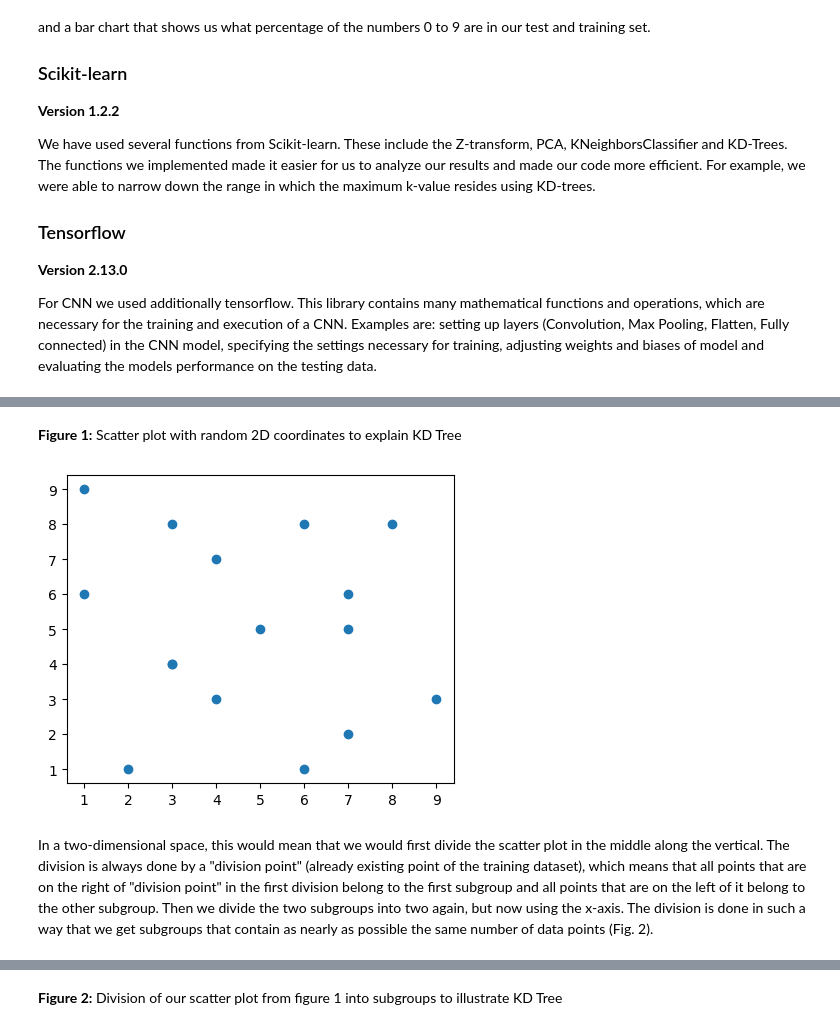
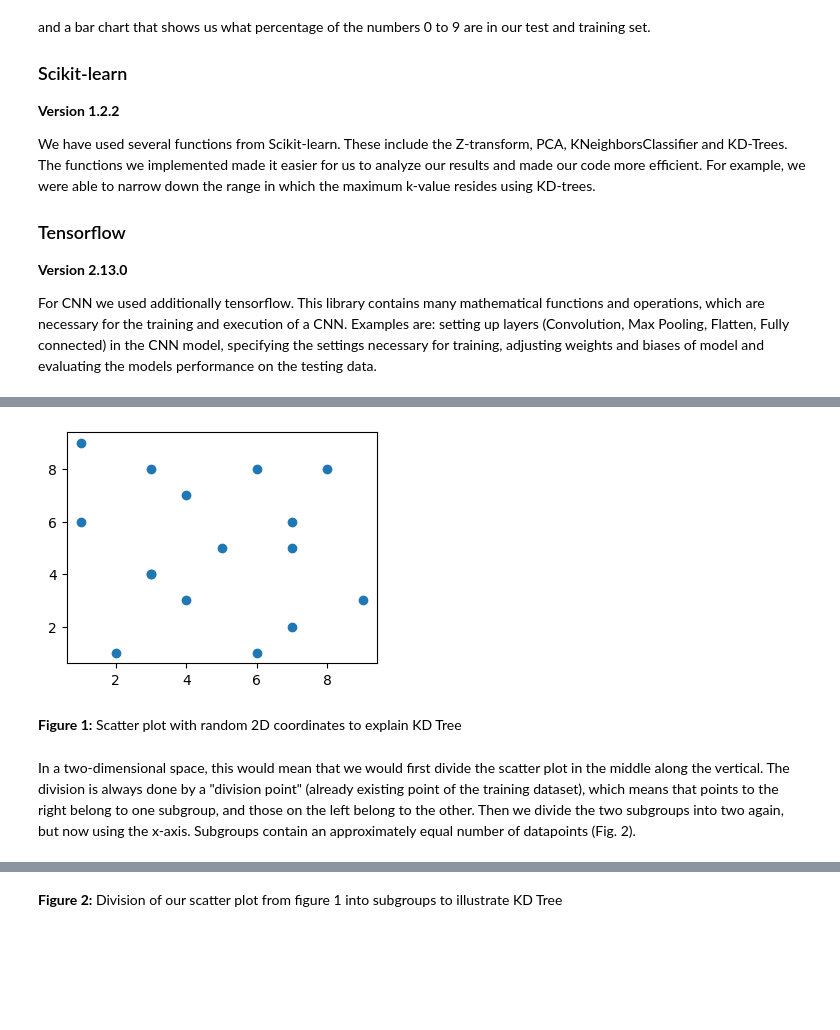
Before and after one commit to datascience-mobi-2023/topic01_team02, a Jupyter notebook: Report/Report final.ipynb, the cells around one changed output, grey strips where cells are left out. Cells and saved outputs as stored; diff of their text form; code cells hidden in the pictures; blank space fills up the shorter version.

```diff
--- a/Report/Report final.ipynb
+++ b/Report/Report final.ipynb
@@ -88,14 +86,14 @@ K-dimensional trees (short: KD-trees) is a fast way to find the nearest neighbor
+# %%
+import matplotlib.pyplot as plt
+
+x = [6,7,8,7,2,1,9,4,3,6,1,3,4,5,7,3]
+y = [1,5,8,2,1,6,3,7,4,8,9,4,3,5,6,8]
+plt.figure(figsize=(4, 3))
+plt.scatter(x, y)
+plt.show()
+# %% [output]
+[figure, added]
 # %% [markdown]
 **Figure 1:** Scatter plot with random 2D coordinates to explain KD Tree
-# %%
-import matplotlib.pyplot as plt
-
-x = [6,7,8,7,2,1,9,4,3,6,1,3,4,5,7,3]
-y = [1,5,8,2,1,6,3,7,4,8,9,4,3,5,6,8]
-plt.figure(figsize=(5, 4))
-plt.scatter(x, y)
-plt.show()
-# %% [output]
-[figure, removed]
 # %% [markdown]
-In a two-dimensional space, this would mean that we would first divide the scatter plot in the middle along the vertical. The division is always done by a "division point" (already existing point of the training dataset), which means that all points that are on the right of "division point" in the first division belong to the first subgroup and all points that are on the left of it belong to the other subgroup. Then we divide the two subgroups into two again, but now using the x-axis. The division is done in such a way that we get subgroups that contain as nearly as possible the same number of data points (Fig. 2).
+In a two-dimensional space, this would mean that we would first divide the scatter plot in the middle along the vertical. The division is always done by a "division point" (already existing point of the training dataset), which means that points to the right belong to one subgroup, and those on the left belong to the other. Then we divide the two subgroups into two again, but now using the x-axis. Subgroups contain an approximately equal number of datapoints (Fig. 2).
```
Also changed, not shown: parts of 38 cells of this notebook.
